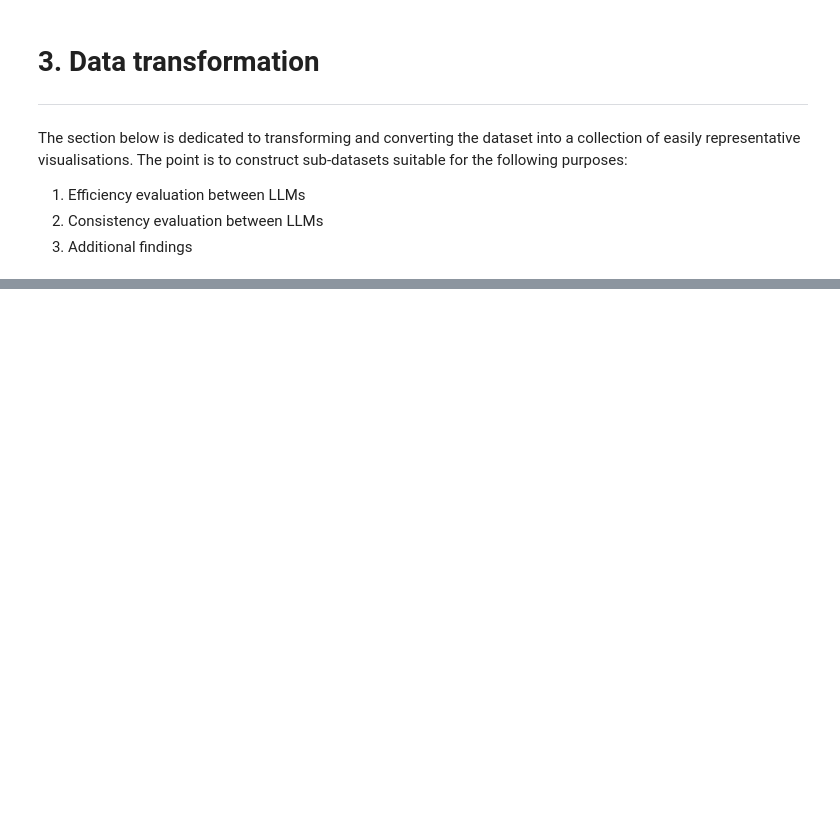
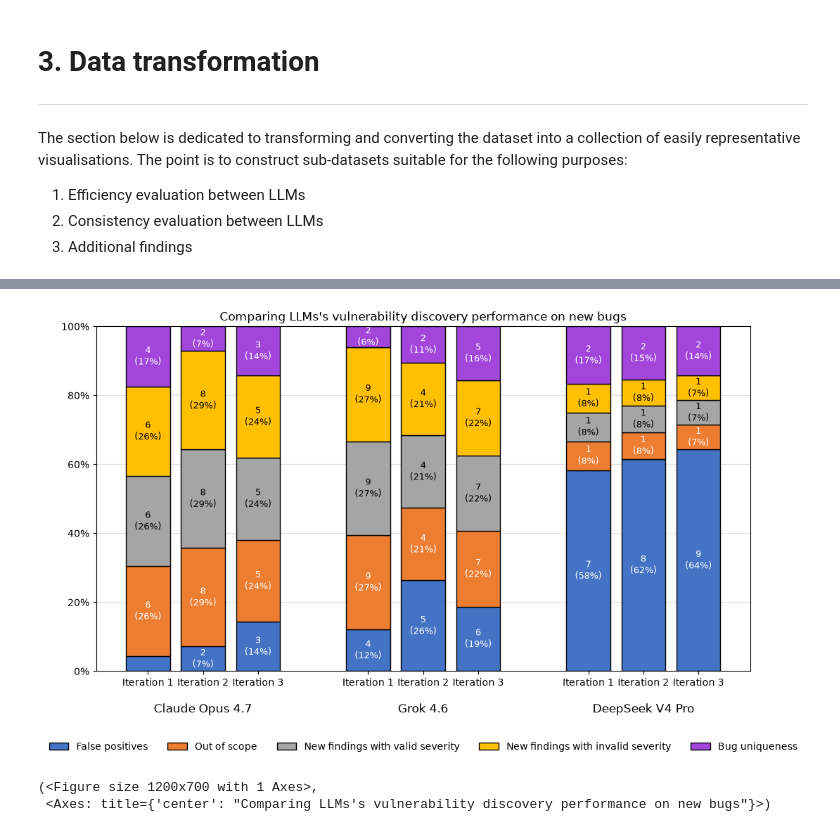
Before and after one commit to hackernese/OpenSec, a Jupyter notebook: results/Analysis.ipynb, the cells around one changed output, grey strips where cells are left out. Cells and saved outputs as stored; diff of their text form; code cells hidden in the pictures; blank space fills up the shorter version.

Commit message:
added dot plot and bar charts

```diff
--- a/results/Analysis.ipynb
+++ b/results/Analysis.ipynb
@@ -155,0 +157,22 @@ stacked_bar_groups_percent(
+# %%
+years = ["Claude Opus 4.7", "Grok 4.6", "DeepSeek V4 Pro"]
+regions = ["Iteration 1", "Iteration 2", "Iteration 3"]
+
+data = {
+    "False positives":  [1, 2, 3, 4, 5, 6,7,8,9],
+    "Out of scope": [6, 8, 5, 9, 4, 7,1,1,1],
+    "New findings with valid severity": [6, 8, 5, 9, 4, 7,1,1,1],
+    "New findings with invalid severity": [6, 8, 5, 9, 4, 7,1,1,1],
+    "Bug uniqueness": [4, 2, 3, 2, 2, 5,2,2,2],
+}
+
+stacked_bar_groups_percent(
+    years,
+    regions,
+    data,
+    title="Comparing LLMs's vulnerability discovery performance on new bugs"
+)
+# %% [output]
+[figure, added]
+(<Figure size 1200x700 with 1 Axes>,
+ <Axes: title={'center': "Comparing LLMs's vulnerability discovery performance on new bugs"}>)
```
Also changed, not shown: parts of 8 cells of this notebook, 1 other file.
